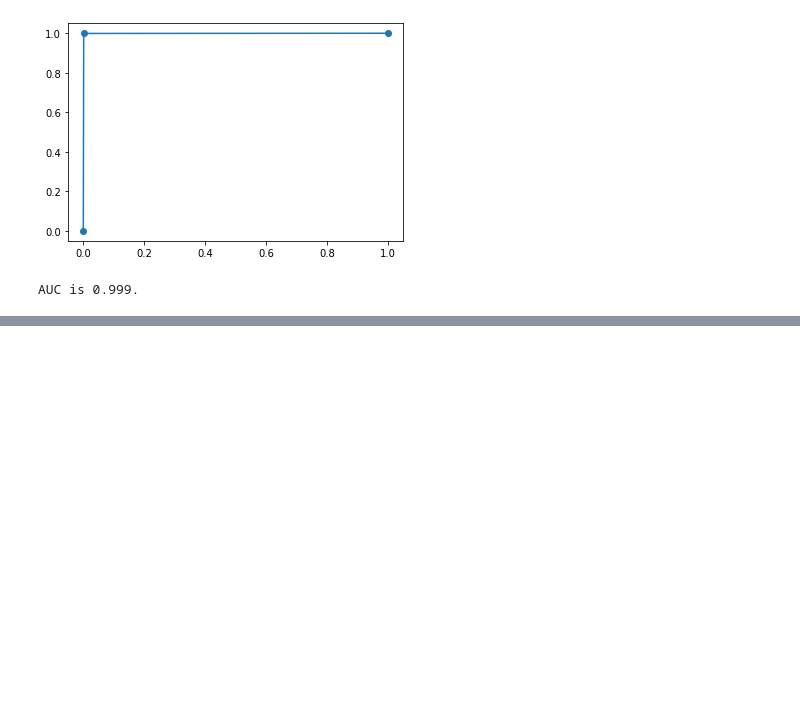
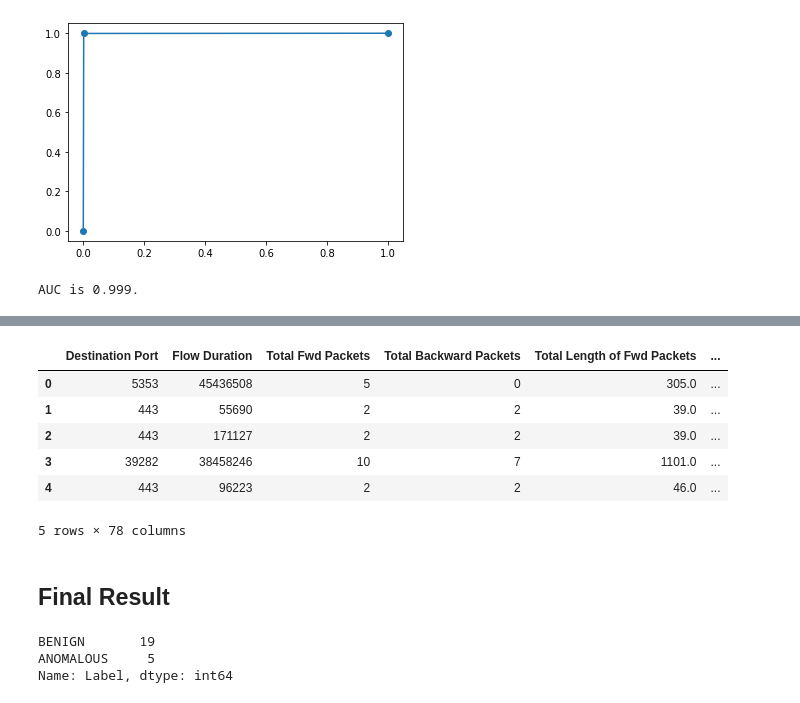
Before and after one commit to isados/haktrak-ids, a Jupyter notebook: ids_alternative.ipynb, the cells around one changed output, grey strips where cells are left out. Saved outputs shown, nothing was run; the diff lists cells and outputs as text; code cells hidden in the pictures; blank space fills up the shorter version.

```diff
--- a/ids_alternative.ipynb
+++ b/ids_alternative.ipynb
@@ -15,6 +15,7 @@ Number of fields within the company's dataset: 78
 # %%
 # Convert Labels to Binary Class
 base_df['Label'] = base_df['Label'].apply(lambda x: 0 if 'BENIGN' in x else 1)
+company_df.drop('Label', axis=1, inplace=True)
 # %%
 print("<< Base Dataset >>")
 print("Original Size:", base_df.shape[0])
@@ -79,0 +103,22 @@ array([[2924,    4],
+# %%
+# Create a new label column based off the predictions
+convert_to_classlabels = lambda value : 'BENIGN' if value == 0 else 'ANOMALOUS'
+company_df['Label'] = list(map(convert_to_classlabels, predictions_test))
+company_df.head()
+# %% [output]
+|  | Destination Port | Flow Duration | Total Fwd Packets | Total Backward Packets | Total Length of Fwd Packets | ... |
+| 0 | 5353 | 45436508 | 5 | 0 | 305.0 | ... |
+| 1 | 443 | 55690 | 2 | 2 | 39.0 | ... |
+| 2 | 443 | 171127 | 2 | 2 | 39.0 | ... |
+| 3 | 39282 | 38458246 | 10 | 7 | 1101.0 | ... |
+| 4 | 443 | 96223 | 2 | 2 | 46.0 | ... |
+5 rows × 78 columns
+# %% [markdown]
+## Final Result
+# %%
+# Count
+company_df.Label.value_counts()
+# %% [output]
+BENIGN       19
+ANOMALOUS     5
+Name: Label, dtype: int64
```
Also changed, not shown: parts of 10 cells of this notebook.
